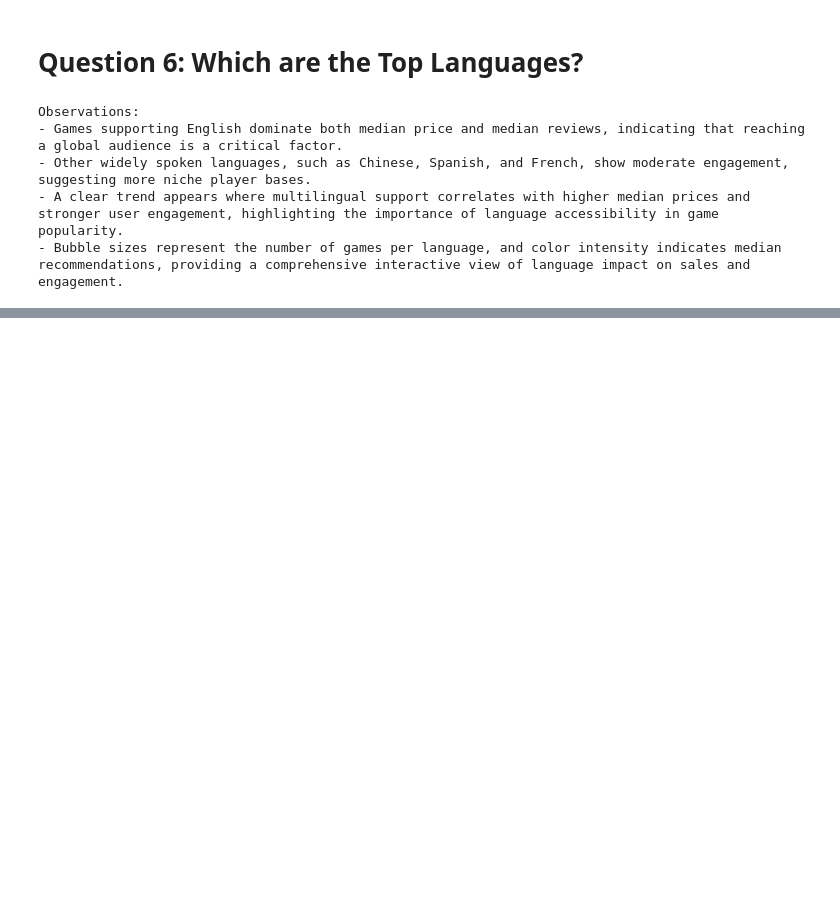
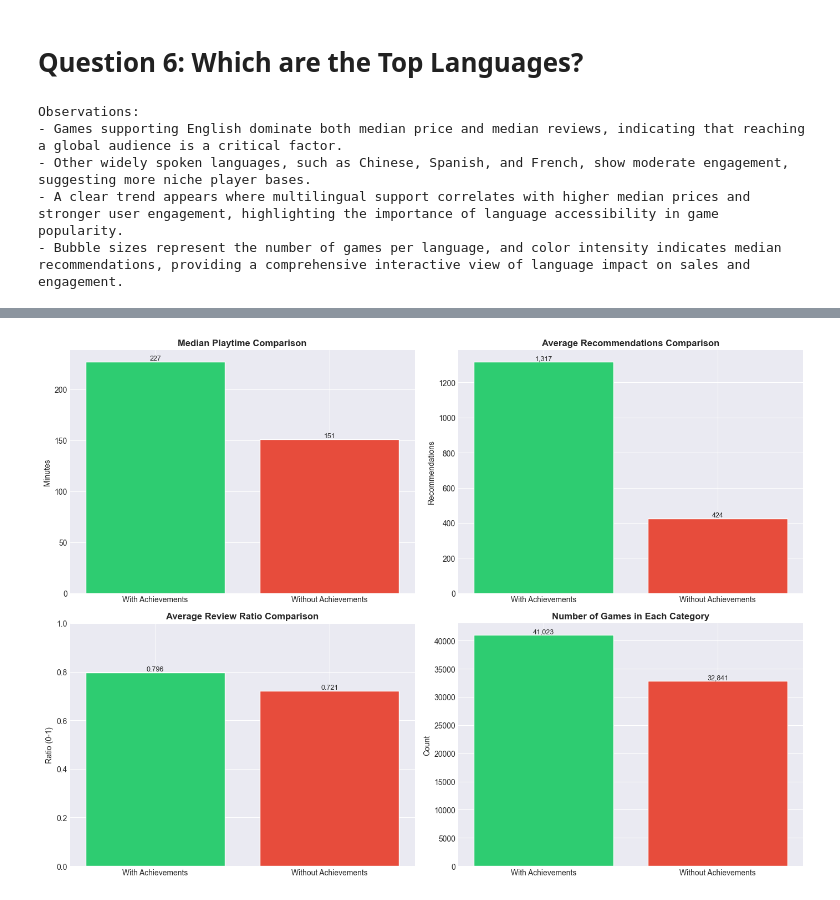
Before and after one commit to Felipe-Tagawa/C11-SteamAnalysis, a Jupyter notebook: main.ipynb, the cells around one changed output, grey strips where cells are left out. Drawn from its saved outputs; the diff is of its cells as text; code cells hidden in the pictures; blank space fills up the shorter version.

Commit message:
feat: add all questions (4-9) to main file

```diff
--- a/main.ipynb
+++ b/main.ipynb
@@ -660,0 +663,96 @@ Observations:
+# %%
+# Filter games with and without achievements
+with_ach = df[df['Achievements'] > 0].copy()
+without_ach = df[df['Achievements'] == 0].copy()
+
+# Calculate Review Ratio for both groups
+with_ach['ReviewRatio'] = with_ach['Positive'] / (with_ach['Positive'] + with_ach['Negative'])
+without_ach['ReviewRatio'] = without_ach['Positive'] / (without_ach['Positive'] + without_ach['Negative'])
+
+# Remove games with no reviews (but keep games with 0 playtime for now)
+with_ach = with_ach.replace([np.inf, -np.inf], np.nan).dropna(subset=['ReviewRatio'])
+without_ach = without_ach.replace([np.inf, -np.inf], np.nan).dropna(subset=['ReviewRatio'])
+
+# Filter only games with playtime > 0 for meaningful comparison
+with_ach_playtime = with_ach[with_ach['MedianPlaytimeForever'] > 0]
+without_ach_playtime = without_ach[without_ach['MedianPlaytimeForever'] > 0]
+
+# Calculate engagement metrics
+metrics_with = {
+    'Median Playtime': with_ach_playtime['MedianPlaytimeForever'].median(),
+    'Avg Recommendations': with_ach['Recommendations'].mean(),
+    'Avg Review Ratio': with_ach['ReviewRatio'].mean()
+}
+
+metrics_without = {
+    'Median Playtime': without_ach_playtime['MedianPlaytimeForever'].median(),
+    'Avg Recommendations': without_ach['Recommendations'].mean(),
+    'Avg Review Ratio': without_ach['ReviewRatio'].mean()
+}
+
+print("\nGames WITH Achievements:")
+for key, value in metrics_with.items():
+    print(f"  {key}: {value:,.2f}")
+
+print("\nGames WITHOUT Achievements:")
+for key, value in metrics_without.items():
+    print(f"  {key}: {value:,.2f}")
+
+# ------ Bar Charts ------
+categories = ['With Achievements', 'Without Achievements']
+colors = ['#2ecc71', '#e74c3c']
+
+plt.figure(figsize=(14, 10))
+
+# 1. Median Playtime
+plt.subplot(2, 2, 1)
+playtime_values = [metrics_with['Median Playtime'], metrics_without['Median Playtime']]
+bars1 = plt.bar(categories, playtime_values, color=colors)
+plt.title('Median Playtime Comparison', fontsize=12, fontweight='bold')
+plt.ylabel('Minutes', fontsize=10)
+
+# Add value labels on bars
+for bar in bars1:
+    height = bar.get_height()
+    plt.text(bar.get_x() + bar.get_width()/2., height, f'{height:,.0f}', ha='center', va='bottom', fontsize=9)
+
+# 2. Average Recommendations
+plt.subplot(2, 2, 2)
+rec_values = [metrics_with['Avg Recommendations'], metrics_without['Avg Recommendations']]
+bars2 = plt.bar(categories, rec_values, color=colors)
+plt.title('Average Recommendations Comparison', fontsize=12, fontweight='bold')
+plt.ylabel('Recommendations', fontsize=10)
+
+for bar in bars2:
+    height = bar.get_height()
+    plt.text(bar.get_x() + bar.get_width()/2., height, f'{height:,.0f}', ha='center', va='bottom', fontsize=9)
+
+# 3. Average Review Ratio
+plt.subplot(2, 2, 3)
+ratio_values = [metrics_with['Avg Review Ratio'], metrics_without['Avg Review Ratio']]
+bars3 = plt.bar(categories, ratio_values, color=colors)
+plt.title('Average Review Ratio Comparison', fontsize=12, fontweight='bold')
+plt.ylabel('Ratio (0-1)', fontsize=10)
+plt.ylim(0, 1)
+
+for bar in bars3:
+    height = bar.get_height()
+    plt.text(bar.get_x() + bar.get_width()/2., height, f'{height:.3f}',  ha='center', va='bottom', fontsize=9)
+
+# 4. Number of Games
+plt.subplot(2, 2, 4)
+count_values = [len(with_ach), len(without_ach)]
+bars4 = plt.bar(categories, count_values, color=colors)
+plt.title('Number of Games in Each Category', fontsize=12, fontweight='bold')
+plt.ylabel('Count', fontsize=10)
+
+for bar in bars4:
+    height = bar.get_height()
+    plt.text(bar.get_x() + bar.get_width()/2., height,f'{int(height):,}', ha='center', va='bottom', fontsize=9)
+
+plt.tight_layout()
+plt.savefig('question7_achievements_comparison.png', dpi=300, bbox_inches='tight')
+plt.show()
+
+# ==================================================================================================
+# %% [output]
@@ -660,0 +768 @@ Observations:
+[figure, added]
```
Also changed, not shown: parts of 7 cells of this notebook.
